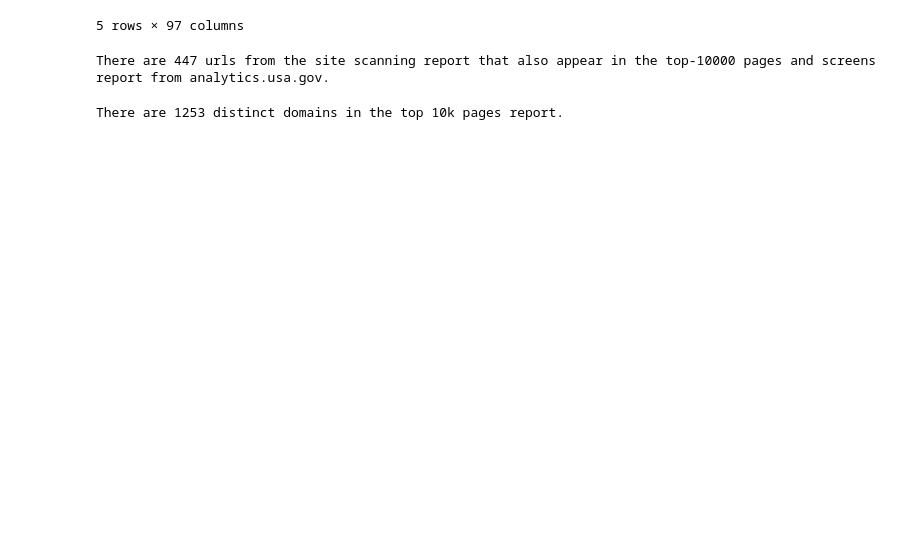
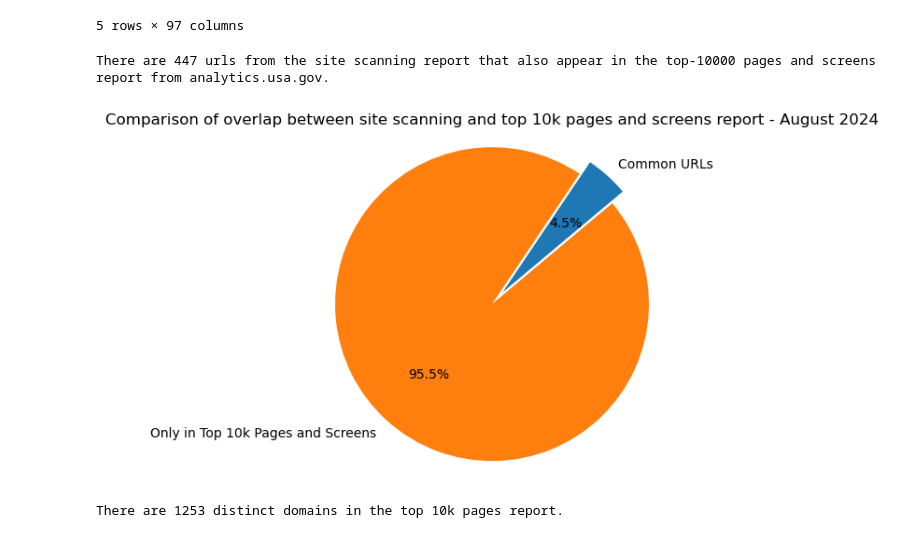
Before and after one commit to GSA-TTS/inclusive-web-performance-cx, a Jupyter notebook: research/top_10k_pages.ipynb, the cells around one changed output. Saved outputs shown, nothing was run; the diff lists cells and outputs as text; code cells hidden in the pictures; blank space fills up the shorter version.

```diff
--- a/research/top_10k_pages.ipynb
+++ b/research/top_10k_pages.ipynb
@@ -54,6 +55,33 @@ print(
 )
 # %% [output]
 There are 447 urls from the site scanning report that also appear in the top-10000 pages and screens report from analytics.usa.gov.
+# %%
+common_count = len(common_urls)
+total_count = top_10k["url"].count()
+non_common_count = total_count - common_count
+
+labels = ["Common URLs", "Only in Top 10k Pages and Screens"]
+sizes = [common_count, non_common_count]
+explode = (0.1, 0)  # explode the 1st slice
+
+fig1, ax1 = plt.subplots()
+ax1.pie(
+    sizes,
+    explode=explode,
+    labels=labels,
+    autopct="%1.1f%%",
+    shadow=False,
+    startangle=40,
+)
+ax1.axis("equal")
+
+plt.title(
+    "Comparison of overlap between site scanning and "
+    "top 10k pages and screens report - August 2024",
+)
+plt.show()
+# %% [output]
+[figure, added]
 # %%
 distinct_domains = top_10k["domain"].unique()
 print(
```
Also changed, not shown: parts of 8 cells of this notebook, 1 other file.
